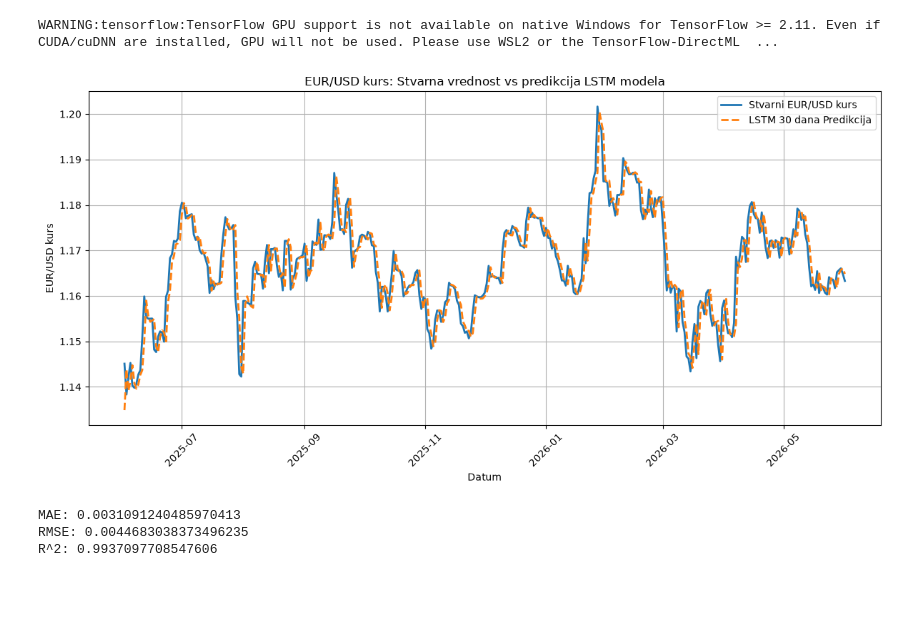
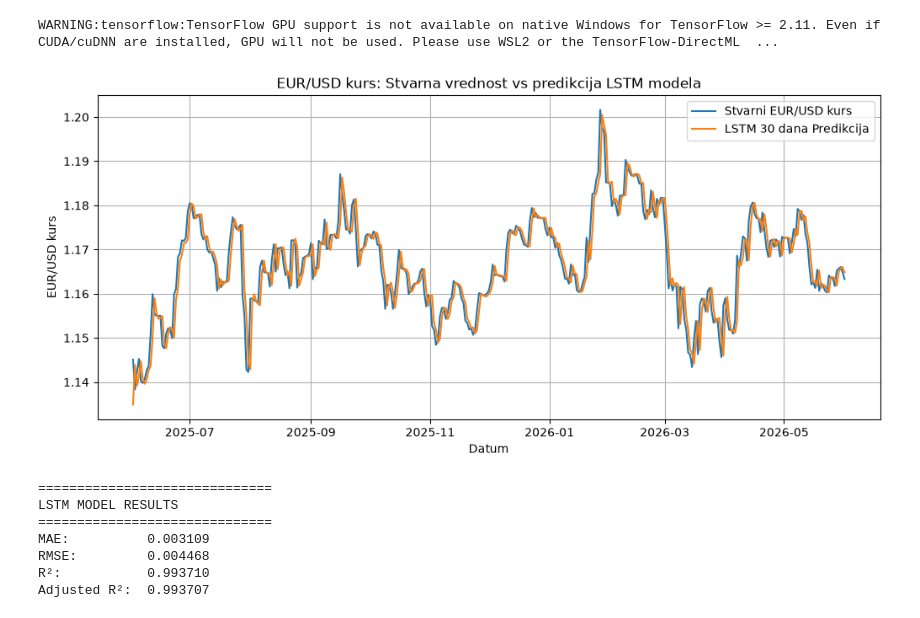
Before and after one commit to Aca792/Currency-Ecxhange-Rate-Predictor, a Jupyter notebook: lstm.ipynb, the cells around one changed output. Drawn from its saved outputs; the diff is of its cells as text; code cells hidden in the pictures; blank space fills up the shorter version.

Commit message:
Adjusted R^2
Dodat Adjusted R^2

```diff
--- a/lstm.ipynb
+++ b/lstm.ipynb
@@ -14,6 +14,22 @@ from tensorflow.keras.callbacks import EarlyStopping
 from sklearn.metrics import mean_absolute_error, mean_squared_error, r2_score
 
 import joblib
+# %%
+def adjusted_r2_score(y_true, y_pred, k):
+    """
+    Računa Adjusted R².
+
+    y_true : stvarne vrednosti
+    y_pred : predikcije
+    k      : broj prediktora
+    """
+    n = len(y_true)
+    r2 = r2_score(y_true, y_pred)
+
+    if n - k - 1 <= 0:
+        return np.nan
+
+    return 1 - (1 - r2) * (n - 1) / (n - k - 1)
 # %%
 ime = "eurusd"
 
@@ -229,32 +264,61 @@ features = config["features"]
 # %% [output]
 WARNING:tensorflow:TensorFlow GPU support is not available on native Windows for TensorFlow >= 2.11. Even if CUDA/cuDNN are installed, GPU will not be used. Please use WSL2 or the TensorFlow-DirectML  ...
 # %%
-plt.figure(figsize=(12, 6))
+presek = -365
+julavg = -5 - 31 - 30
 
-presek = -365
-julavg = -5-31-30
+plt.figure(figsize=(12, 5))
 
-plt.plot(test_dates[presek+julavg:julavg], measured_close[presek+julavg:julavg], label=f"Stvarni {ime.upper()[0:3]}/{ime.upper()[3:6]} kurs", linewidth=2)
-plt.plot(test_dates[presek+julavg:julavg], pred_close[presek+julavg:julavg], label="LSTM 30 dana Predikcija", linewidth=2, linestyle="--")
+plt.plot(
+    test_dates[presek + julavg:julavg],
+    measured_close[presek + julavg:julavg],
+    label=f"Stvarni {ime.upper()[0:3]}/{ime.upper()[3:6]} kurs"
+)
 
-plt.title(f"{ime.upper()[0:3]}/{ime.upper()[3:6]} kurs: Stvarna vrednost vs predikcija LSTM modela")
+plt.plot(
+    test_dates[presek + julavg:julavg],
+    pred_close[presek + julavg:julavg],
+    label="LSTM 30 dana Predikcija"
+)
+
+plt.title(
+    f"{ime.upper()[0:3]}/{ime.upper()[3:6]} kurs: "
+    "Stvarna vrednost vs predikcija LSTM modela"
+)
 plt.xlabel("Datum")
 plt.ylabel(f"{ime.upper()[0:3]}/{ime.upper()[3:6]} kurs")
+
 plt.legend()
-plt.grid(True)
-plt.xticks(rotation=45)
-plt.tight_layout()
+plt.grid()
+
 plt.show()
 
 mae = mean_absolute_error(measured_close, pred_close)
 rmse = np.sqrt(mean_squared_error(measured_close, pred_close))
 r2 = r2_score(measured_close, pred_close)
 
-print("MAE:", mae)
-print("RMSE:", rmse)
-print("R^2:", r2)
+k = len(features)
+
+adjusted_r2 = adjusted_r2_score(
+    measured_close,
+    pred_close,
+    k
+)
+
+print("\n==============================")
+print("LSTM MODEL RESULTS")
+print("==============================")
+
+print(f"MAE:          {mae:.6f}")
+print(f"RMSE:         {rmse:.6f}")
+print(f"R²:           {r2:.6f}")
+print(f"Adjusted R²:  {adjusted_r2:.6f}")
 # %% [output]
-[figure, old version]
+[figure, new version]
-MAE: 0.0031091240485970413
-RMSE: 0.0044683038373496235
-R^2: 0.9937097708547606
+==============================
+LSTM MODEL RESULTS
+==============================
+MAE:          0.003109
+RMSE:         0.004468
+R²:           0.993710
+Adjusted R²:  0.993707
```
Also changed, not shown: parts of 2 cells of this notebook, 3 other files.
